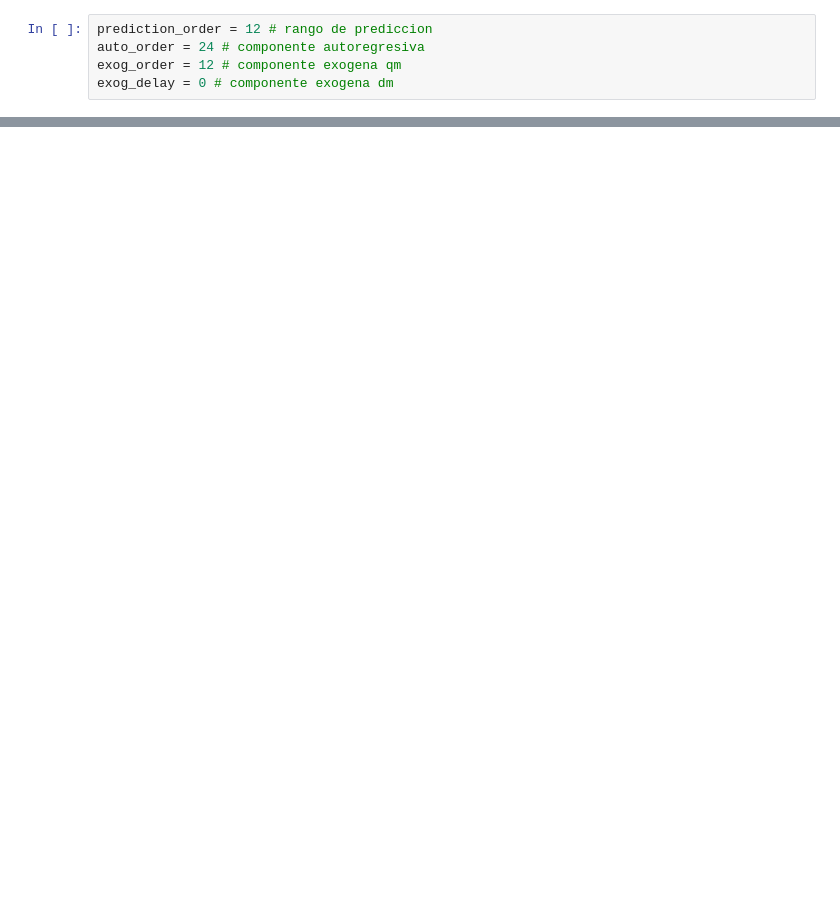
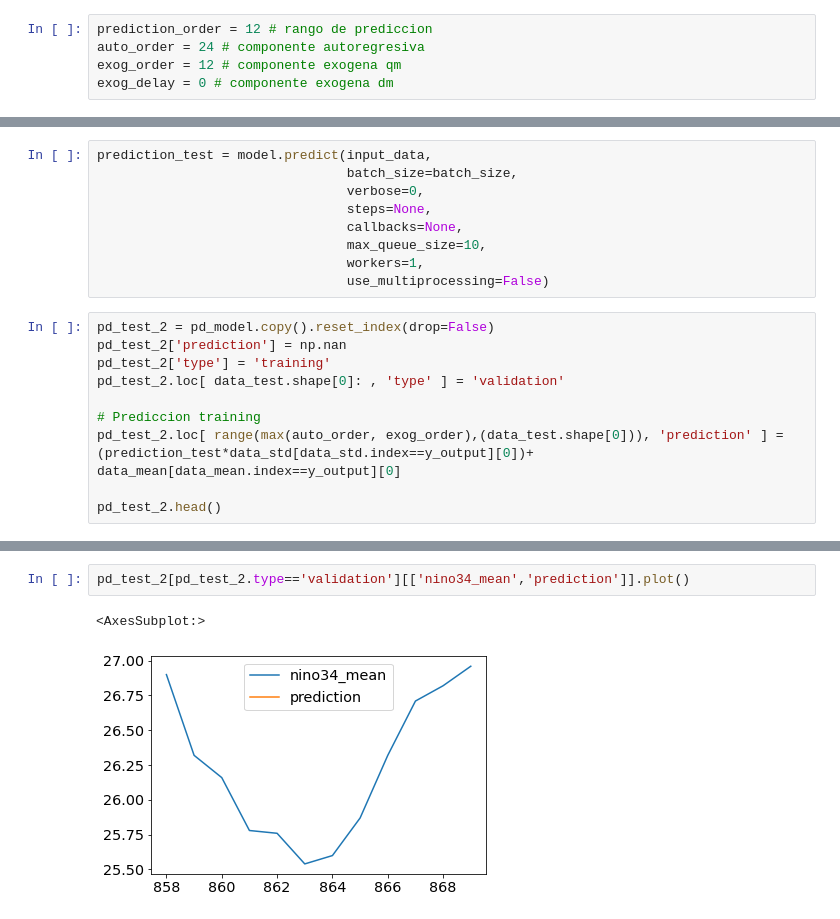
Before and after one commit to esglobe/seev-analytics, a Jupyter notebook: 2_NARX_sst_nino34.ipynb, the cells around one changed output, grey strips where cells are left out. Saved outputs shown, nothing was run; the diff lists cells and outputs as text; blank space fills up the shorter version.

```diff
--- a/2_NARX_sst_nino34.ipynb
+++ b/2_NARX_sst_nino34.ipynb
@@ -234,0 +283,19 @@ visualize_loss(history, "Training and Validation Loss")
+# %%
+prediction_test = model.predict(input_data,
+                                batch_size=batch_size,
+                                verbose=0,
+                                steps=None,
+                                callbacks=None,
+                                max_queue_size=10,
+                                workers=1,
+                                use_multiprocessing=False)
+# %%
+pd_test_2 = pd_model.copy().reset_index(drop=False)
+pd_test_2['prediction'] = np.nan
+pd_test_2['type'] = 'training'
+pd_test_2.loc[ data_test.shape[0]: , 'type' ] = 'validation'
+
+# Prediccion training
+pd_test_2.loc[ range(max(auto_order, exog_order),(data_test.shape[0])), 'prediction' ] = (prediction_test*data_std[data_std.index==y_output][0])+ data_mean[data_mean.index==y_output][0]
+
+pd_test_2.head()
@@ -234,0 +309,5 @@ visualize_loss(history, "Training and Validation Loss")
+# %%
+pd_test_2[pd_test_2.type=='validation'][['nino34_mean','prediction']].plot()
+# %% [output]
+<AxesSubplot:>
+[figure, added]
```
Also changed, not shown: parts of 22 cells of this notebook, 2 other files.
